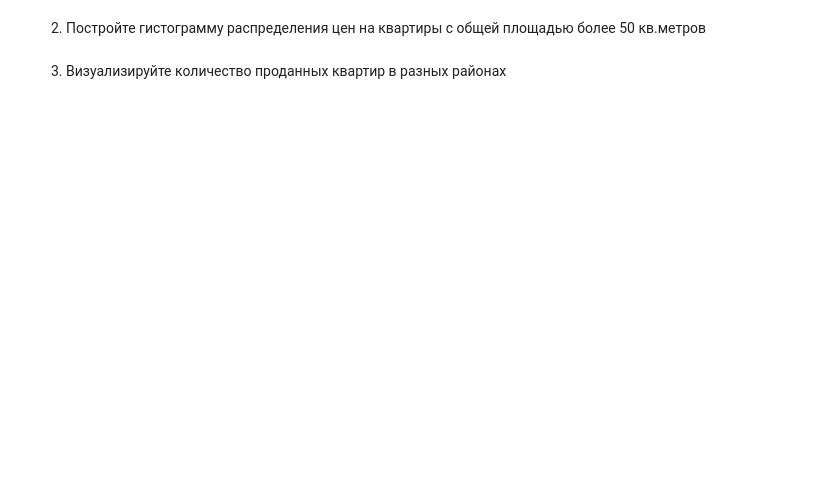
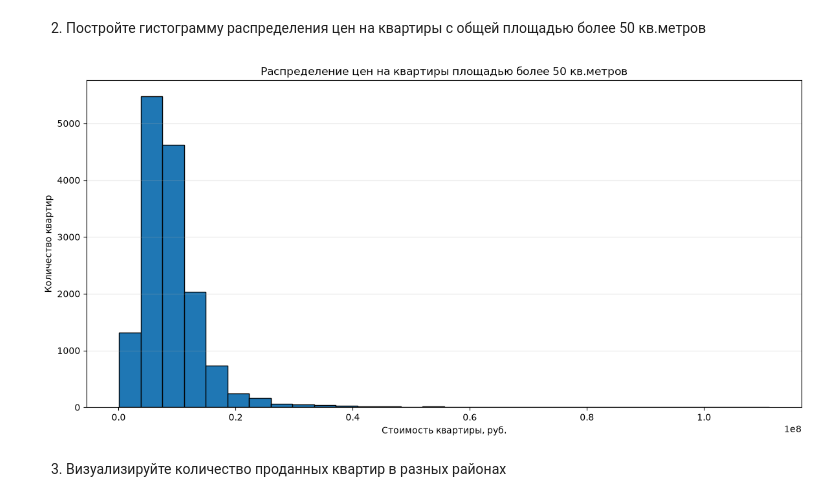
Before and after one commit to FrudenFireKing/Machine-Learning-Study, a Jupyter notebook: HW1/Lab1-4.ipynb, the cells around one changed output. Drawn from its saved outputs; the diff is of its cells as text; code cells hidden in the pictures; blank space fills up the shorter version.

```diff
--- a/HW1/Lab1-4.ipynb
+++ b/HW1/Lab1-4.ipynb
@@ -326,4 +372,20 @@ print(f"Разница в цене: {abs(price1 - price9)}")
 # %% [markdown]
 2. Постройте гистограмму распределения цен на квартиры с общей площадью более 50 кв.метров
+# %%
+df_filtered = df[df['full_sq'] > 50]
+
+plt.figure(figsize=(12, 6))
+
+plt.hist(df_filtered['price_doc'], bins=30, edgecolor='black')
+
+plt.title('Распределение цен на квартиры площадью более 50 кв.метров')
+plt.xlabel('Стоимость квартиры, руб.')
+plt.ylabel('Количество квартир')
+
+plt.grid(axis='y', alpha=0.3)
+plt.tight_layout()
+plt.show()
+# %% [output]
+[figure, added]
 # %% [markdown]
 3. Визуализируйте количество проданных квартир в разных районах
```
Also changed, not shown: parts of 11 cells of this notebook.
